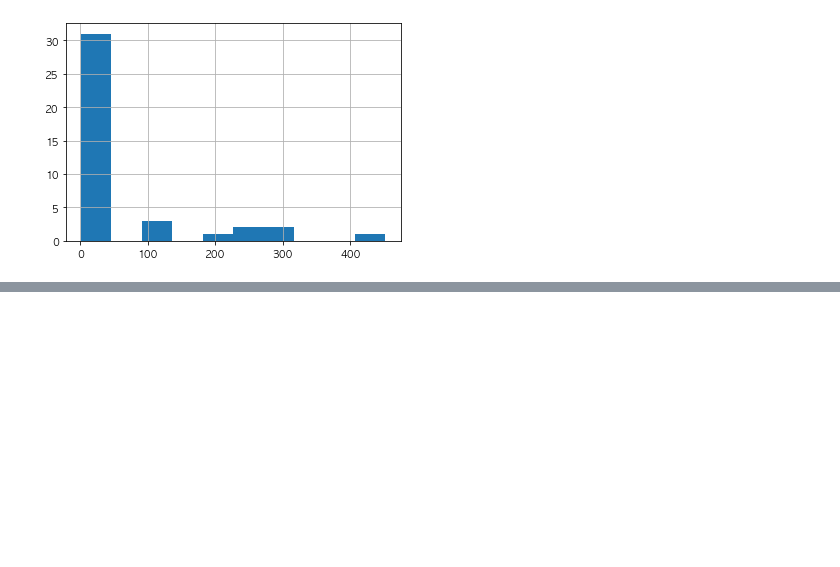
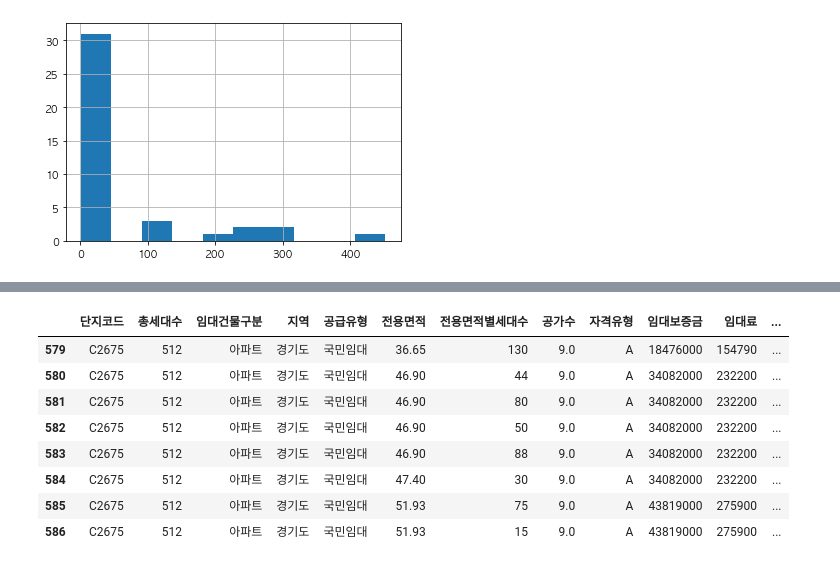
Before and after one commit to dddonghwa/Dacon, a Jupyter notebook: parking_demand/0719_error_description.ipynb, the cells around one changed output, grey strips where cells are left out. Saved outputs shown, nothing was run; the diff lists cells and outputs as text; code cells hidden in the pictures; blank space fills up the shorter version.

```diff
--- a/parking_demand/class31_0716_dacon.ipynb
+++ b/parking_demand/0719_error_description.ipynb
@@ -226,0 +294,13 @@ Name: 차이, dtype: float64
+# %%
+test[(test["단지코드"]== 'C2675')|()]
+# train[train['단지코드']=='C1036']
+# %% [output]
+|  | 단지코드 | 총세대수 | 임대건물구분 | 지역 | 공급유형 | 전용면적 | 전용면적별세대수 | 공가수 | 자격유형 | 임대보증금 | 임대료 | ... |
+| 579 | C2675 | 512 | 아파트 | 경기도 | 국민임대 | 36.65 | 130 | 9.0 | A | 18476000 | 154790 | ... |
+| 580 | C2675 | 512 | 아파트 | 경기도 | 국민임대 | 46.90 | 44 | 9.0 | A | 34082000 | 232200 | ... |
+| 581 | C2675 | 512 | 아파트 | 경기도 | 국민임대 | 46.90 | 80 | 9.0 | A | 34082000 | 232200 | ... |
+| 582 | C2675 | 512 | 아파트 | 경기도 | 국민임대 | 46.90 | 50 | 9.0 | A | 34082000 | 232200 | ... |
+| 583 | C2675 | 512 | 아파트 | 경기도 | 국민임대 | 46.90 | 88 | 9.0 | A | 34082000 | 232200 | ... |
+| 584 | C2675 | 512 | 아파트 | 경기도 | 국민임대 | 47.40 | 30 | 9.0 | A | 34082000 | 232200 | ... |
+| 585 | C2675 | 512 | 아파트 | 경기도 | 국민임대 | 51.93 | 75 | 9.0 | A | 43819000 | 275900 | ... |
+| 586 | C2675 | 512 | 아파트 | 경기도 | 국민임대 | 51.93 | 15 | 9.0 | A | 43819000 | 275900 | ... |
```
Also changed, not shown: parts of 13 cells of this notebook, 4 other files.
